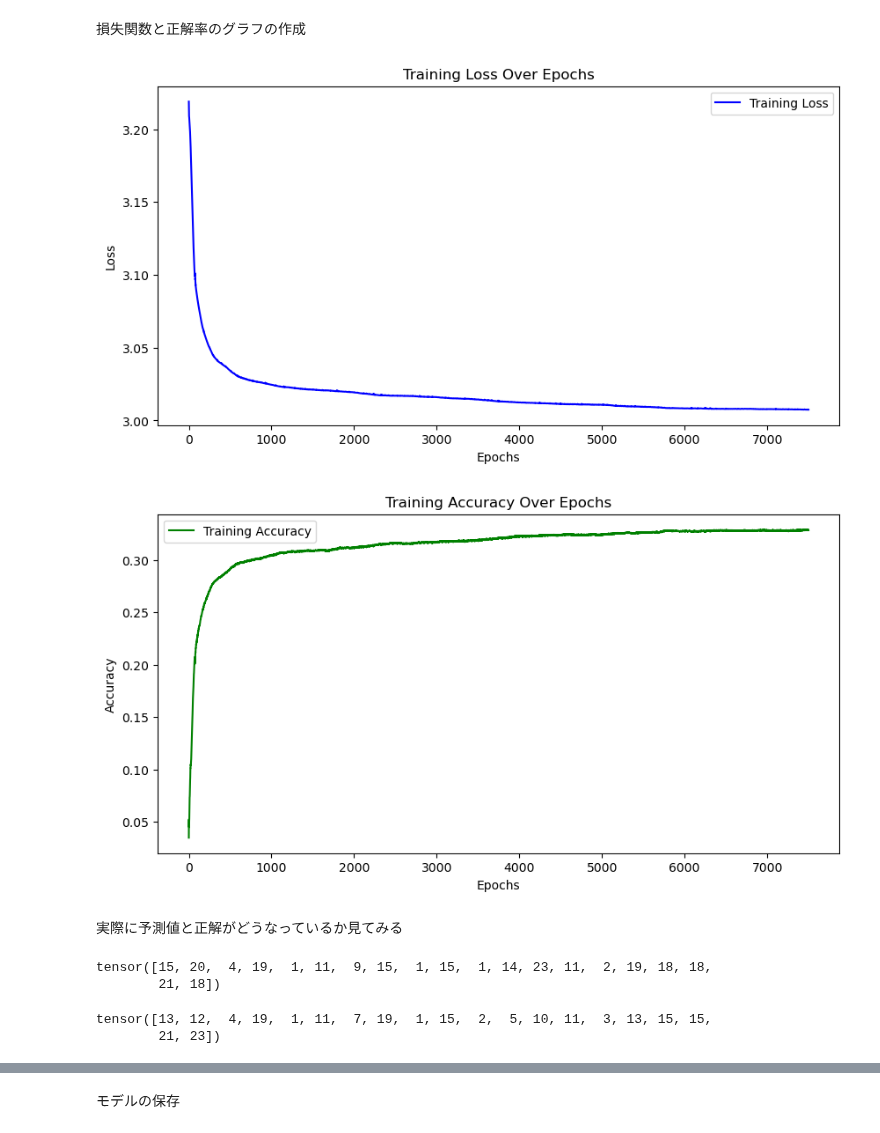
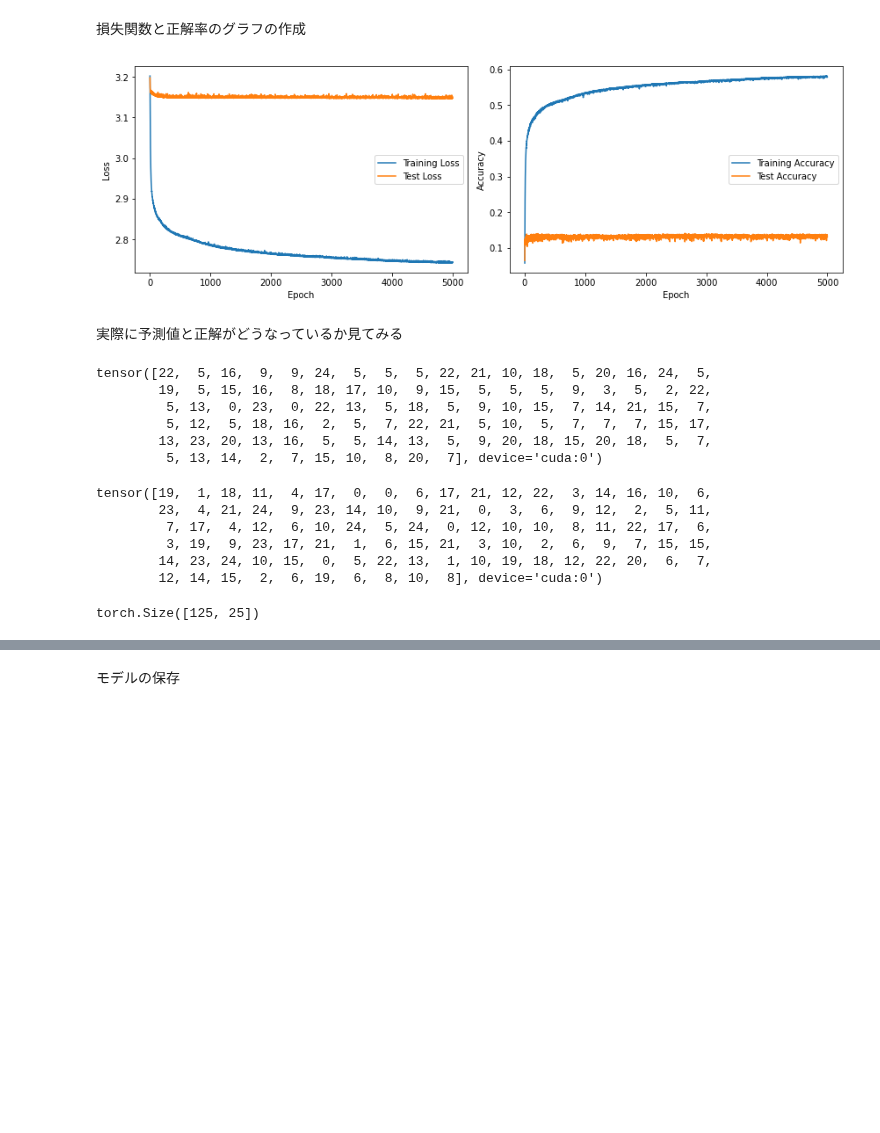
Before and after one commit to Chansuga/Master-s_thesis, a Jupyter notebook: Ising/temp_mesure_L20.ipynb, the cells around one changed output, grey strips where cells are left out. Drawn from its saved outputs; the diff is of its cells as text; code cells hidden in the pictures; blank space fills up the shorter version.

```diff
--- a/Ising/temp_mesure_L20.ipynb
+++ b/Ising/temp_mesure_L20.ipynb
@@ -132,4 +189,4 @@ train_dataset[0]
 # %%
 # DataLoaderの設定（バッチサイズ12500）
-train_loader = DataLoader(train_dataset, batch_size=125, shuffle=True)
-test_loader = DataLoader(test_dataset, batch_size=125)
+train_loader = DataLoader(transformed_train_dataset, batch_size=125, shuffle=True)
+test_loader = DataLoader(transformed_test_dataset, batch_size=125)
@@ -143,4 +197,0 @@ x.shape, t.shape
-# %%
-for x, t in train_loader:
-    print(t)
-    print(t.shape)
@@ -176,8 +209,8 @@ class NeuralNetwork(nn.Module):
         return x
 # %%
 # モデルの初期化
-input_size = 100
-hidden_size = 64
+input_size = 400
+hidden_size = 100
 output_size = 25
 model = NeuralNetwork(input_size, hidden_size, output_size)
 
@@ -201,7 +234,7 @@ criterion = nn.CrossEntropyLoss()   # クロスエントロピー誤差を採用
 optimizer = optim.Adam(model.parameters(), lr=0.001, weight_decay=5e-4)     # Adamという最適化手法を採用,L2正則化を設定
 # %%
 # 学習の実行
-num_epochs = 7500
+num_epochs = 5000
 train_losses = []
 train_accs = []
 test_losses = []
@@ -219,7 +252,7 @@ for epoch in range(num_epochs):
         running_loss += loss.item()
         pred = torch.argmax(output, dim=1)      # outputの一番値が大きい成分
         targets = torch.argmax(targets, dim=1)  # targetの一番値が大きい成分
-        running_acc += torch.mean(pred.eq(targets).float()) # predとtargetが同じになった数の平均
+        running_acc += torch.mean(pred.eq(targets).float().cpu()) # predとtargetが同じになった数の平均
         optimizer.step()
     running_loss /= len(train_loader)   # 12500個の訓練データ全体での損失関数の平均
     running_acc /= len(train_loader)    # 12500個の訓練データ全体での正解率
@@ -238,7 +271,7 @@ for epoch in range(num_epochs):
         test_running_loss += test_loss.item()
         test_pred = torch.argmax(test_output, dim=1)      # outputの一番値が大きい成分
         test_targets = torch.argmax(test_targets, dim=1)  # targetの一番値が大きい成分
-        test_running_acc += torch.mean(test_pred.eq(test_targets).float()) # predとtargetが同じになった数の平均
+        test_running_acc += torch.mean(test_pred.eq(test_targets).float().cpu()) # predとtargetの誤差が±0.5度である数の平均
     test_running_loss /= len(test_loader)   # 12500個の訓練データ全体での損失関数の平均
     test_running_acc /= len(test_loader)    # 12500個の訓練データ全体での正解率
     test_losses.append(test_running_loss)
@@ -267,35 +299,50 @@ KeyboardInterrupt:
 # %% [markdown]
 損失関数と正解率のグラフの作成
 # %%
+# グラフのプロット
+plt.figure(figsize=(12, 4))
+
 # 損失関数のグラフ
-plt.figure(figsize=(10, 5))
-plt.plot(range(num_epochs), train_losses, label='Training Loss', color='blue')
-plt.xlabel('Epochs')
+plt.subplot(1, 2, 1)
+plt.plot(train_losses, label='Training Loss')
+plt.plot(test_losses, label='Test Loss')
+plt.xlabel('Epoch')
 plt.ylabel('Loss')
 plt.legend()
-plt.title('Training Loss Over Epochs')
-plt.show()
 
 # 正解率のグラフ
-plt.figure(figsize=(10, 5))
-plt.plot(range(num_epochs), train_accs, label='Training Accuracy', color='green')
-plt.xlabel('Epochs')
+plt.subplot(1, 2, 2)
+plt.plot(train_accs, label='Training Accuracy')
+plt.plot(test_accs, label='Test Accuracy')
+plt.xlabel('Epoch')
 plt.ylabel('Accuracy')
 plt.legend()
-plt.title('Training Accuracy Over Epochs')
+
+plt.tight_layout()
 plt.show()
 # %% [output]
-[figure, old version]
+[figure, new version]
-[figure, removed]
 # %% [markdown]
 実際に予測値と正解がどうなっているか見てみる
-# %%
-print(pred[:20])
-# %% [output]
-tensor([15, 20,  4, 19,  1, 11,  9, 15,  1, 15,  1, 14, 23, 11,  2, 19, 18, 18,
-        21, 18])
-# %%
-print(targets[:20])
-# %% [output]
-tensor([13, 12,  4, 19,  1, 11,  7, 19,  1, 15,  2,  5, 10, 11,  3, 13, 15, 15,
-        21, 23])
+# %%
+print(test_pred[:100])
+# %% [output]
+tensor([22,  5, 16,  9,  9, 24,  5,  5,  5, 22, 21, 10, 18,  5, 20, 16, 24,  5,
+        19,  5, 15, 16,  8, 18, 17, 10,  9, 15,  5,  5,  5,  9,  3,  5,  2, 22,
+         5, 13,  0, 23,  0, 22, 13,  5, 18,  5,  9, 10, 15,  7, 14, 21, 15,  7,
+         5, 12,  5, 18, 16,  2,  5,  7, 22, 21,  5, 10,  5,  7,  7,  7, 15, 17,
+        13, 23, 20, 13, 16,  5,  5, 14, 13,  5,  9, 20, 18, 15, 20, 18,  5,  7,
+         5, 13, 14,  2,  7, 15, 10,  8, 20,  7], device='cuda:0')
+# %%
+print(test_targets[:100])
+# %% [output]
+tensor([19,  1, 18, 11,  4, 17,  0,  0,  6, 17, 21, 12, 22,  3, 14, 16, 10,  6,
+        23,  4, 21, 24,  9, 23, 14, 10,  9, 21,  0,  3,  6,  9, 12,  2,  5, 11,
+         7, 17,  4, 12,  6, 10, 24,  5, 24,  0, 12, 10, 10,  8, 11, 22, 17,  6,
+         3, 19,  9, 23, 17, 21,  1,  6, 15, 21,  3, 10,  2,  6,  9,  7, 15, 15,
+        14, 23, 24, 10, 15,  0,  5, 22, 13,  1, 10, 19, 18, 12, 22, 20,  6,  7,
+        12, 14, 15,  2,  6, 19,  6,  8, 10,  8], device='cuda:0')
+# %%
+test_output.shape
+# %% [output]
+torch.Size([125, 25])
```
Also changed, not shown: parts of 36 cells of this notebook, 2 other files.
